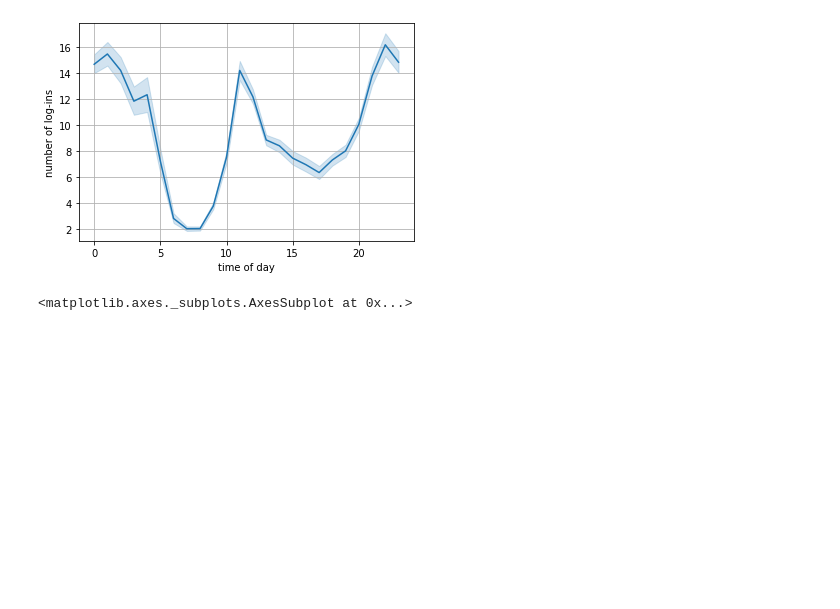
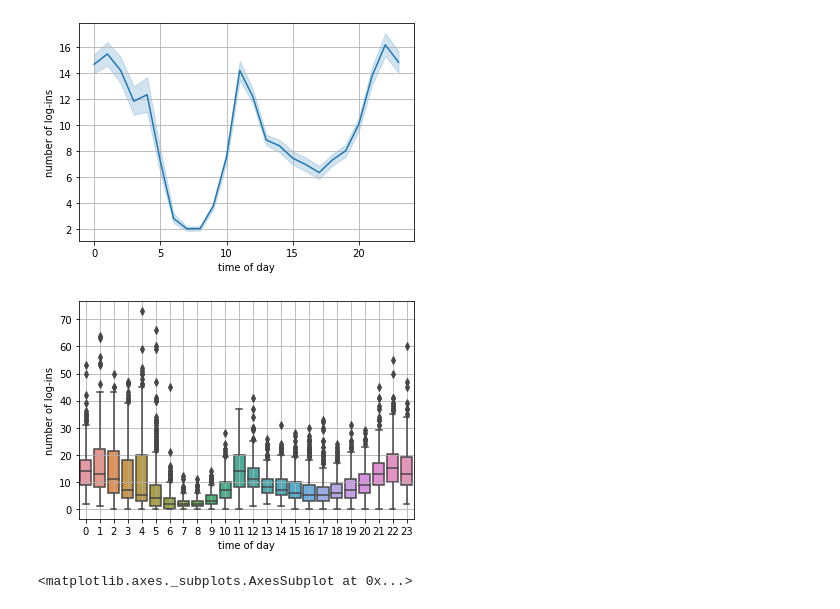
Before and after one commit to dinqui/Ultimate-Technologies-Inc.-Take-Home-Challenge, a Jupyter notebook: Ultimate Technologies Inc. Take-Home Challenge - Part 1.ipynb, the cells around one changed output. Drawn from its saved outputs; the diff is of its cells as text; code cells hidden in the pictures; blank space fills up the shorter version.

```diff
--- a/Ultimate Technologies Inc. Take-Home Challenge - Part 1.ipynb
+++ b/Ultimate Technologies Inc. Take-Home Challenge - Part 1.ipynb
@@ -73,6 +73,12 @@ ax.set(xlabel='time of day', ylabel='number of log-ins')
 plt.grid()
 # %% [output]
 [figure]
+# %%
+ax = sns.boxplot(data=df, x=df.index.hour, y='login_time')
+ax.set(xlabel='time of day', ylabel='number of log-ins')
+plt.grid()
+# %% [output]
+[figure, added]
 # %%
 sns.lineplot(data=df, x=df.index.minute, y='login_time')
 # %% [output]
```
Also changed, not shown: parts of 2 cells of this notebook, 1 other file.
